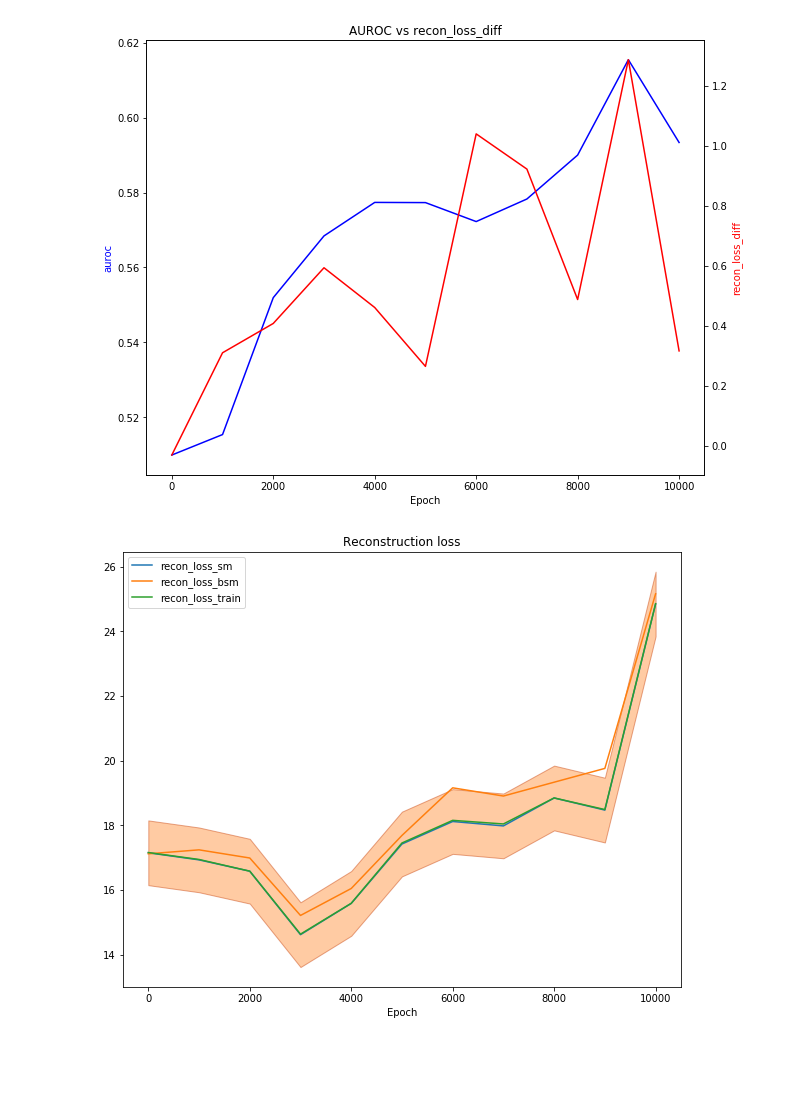
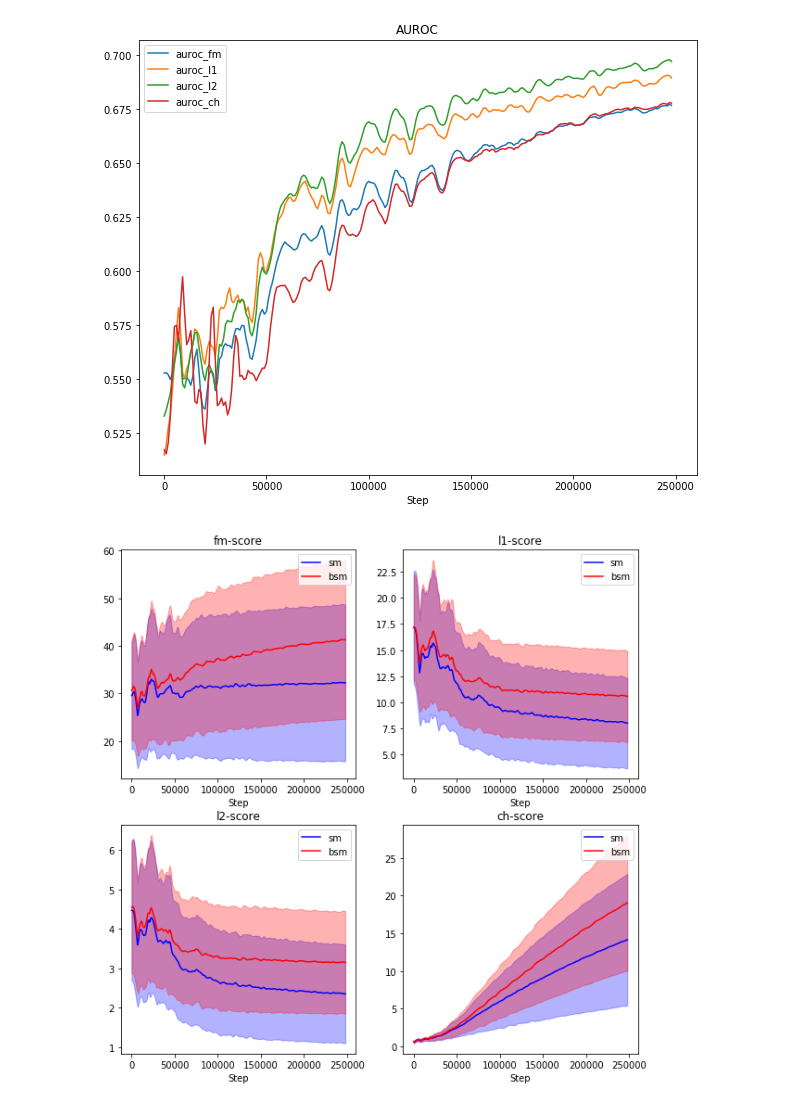
Before and after one commit to oliverkn/alad-for-lhc, a Jupyter notebook: alad_mod/alad_training_monitoring.ipynb, the cells around one changed output. Drawn from its saved outputs; the diff is of its cells as text; code cells hidden in the pictures; blank space fills up the shorter version.

```diff
--- a/alad_mod/alad_training_monitoring.ipynb
+++ b/alad_mod/alad_training_monitoring.ipynb
@@ -1,37 +1,49 @@
 # %%
 import numpy as np
 import matplotlib.pyplot as plt
-# %%
-metrics = np.load('/home/oliverkn/pro/results/4_4/alad/21/metrics.npy', allow_pickle=True).item()
-
-fig, ax = plt.subplots(figsize=(10,8))
-ax.plot(metrics['epoch'],metrics['auroc'], 'b',label='auroc')
-ax.set_ylabel('auroc', color='b')
-ax.set_title('AUROC vs recon_loss_diff')
-ax.set_xlabel('Epoch')
-
-ax2 = ax.twinx()
-ax2.plot(metrics['epoch'], metrics['recon_loss_diff'], 'r')
-ax2.set_ylabel('recon_loss_diff', color='r')
-fig.show()
-
-fig, ax = plt.subplots(figsize=(10,8))
-ax.plot(metrics['epoch'], metrics['recon_loss_sm'], label='recon_loss_sm')
-ax.plot(metrics['epoch'], metrics['recon_loss_bsm'], label='recon_loss_bsm')
-ax.plot(metrics['epoch'], metrics['recon_loss_train'], label='recon_loss_train')
-
-error = 1
-
-ax.fill_between(metrics['epoch'], np.array(metrics['recon_loss_sm'])-error,np.array(metrics['recon_loss_sm'])+error,
-    alpha=0.5, edgecolor='#CC4F1B', facecolor='#FF9848',
-    linewidth=1, linestyle='-', antialiased=True)
-
-ax.set_title('Reconstruction loss')
-ax.set_xlabel('Epoch')
-ax.legend()
-fig.show()
-
-#TODO: y-scale: set precentile (cut out outliers)
-# %% [output]
-[figure, removed]
-[figure, removed]
+# %%
+metric_file = '/home/oliverkn/pro/results/4_4/alad/33/metrics.npy'
+metrics = np.load(metric_file, allow_pickle=True).item()
+metric_names = metrics.keys()
+
+x_axis = metrics['epoch']
+
+# AUROC
+auroc_metrics = filter(lambda metric: 'auroc' in metric, metric_names)
+fig, ax = plt.subplots(figsize=(10, 8))
+for auroc_metric in auroc_metrics:
+    ax.plot(x_axis, metrics[auroc_metric], label=auroc_metric)
+
+ax.set_title('AUROC')
+ax.set_xlabel('Step')
+ax.legend()
+
+# Scores
+score_types = ['fm', 'l1', 'l2', 'ch']
+fig, ax_arr = plt.subplots(2, 2, figsize=(10, 10))
+for i, type in enumerate(score_types):
+    if 'sm_mean_' + type not in metric_names: continue
+
+    sm_mean = metrics['sm_mean_' + type]
+    bsm_mean = metrics['bsm_mean_' + type]
+    sm_std = metrics['sm_std_' + type]
+    bsm_std = metrics['bsm_std_' + type]
+
+    ax = ax_arr[int(i / 2), i % 2]
+
+    ax.plot(x_axis, sm_mean, color='b', label='sm')
+    ax.plot(x_axis, bsm_mean, color='r', label='bsm')
+
+    ax.fill_between(x_axis, sm_mean - sm_std, sm_mean + sm_std,
+                    alpha=0.3, edgecolor='b', facecolor='b')
+    ax.fill_between(x_axis, bsm_mean - bsm_std, bsm_mean + bsm_std,
+                    alpha=0.3, edgecolor='r', facecolor='r')
+
+    ax.set_title(type + '-score')
+    ax.set_xlabel('Step')
+    ax.legend()
+
+plt.show()
+# %% [output]
+[figure, added]
+[figure, added]
```
Also changed, not shown: 5 other files.
